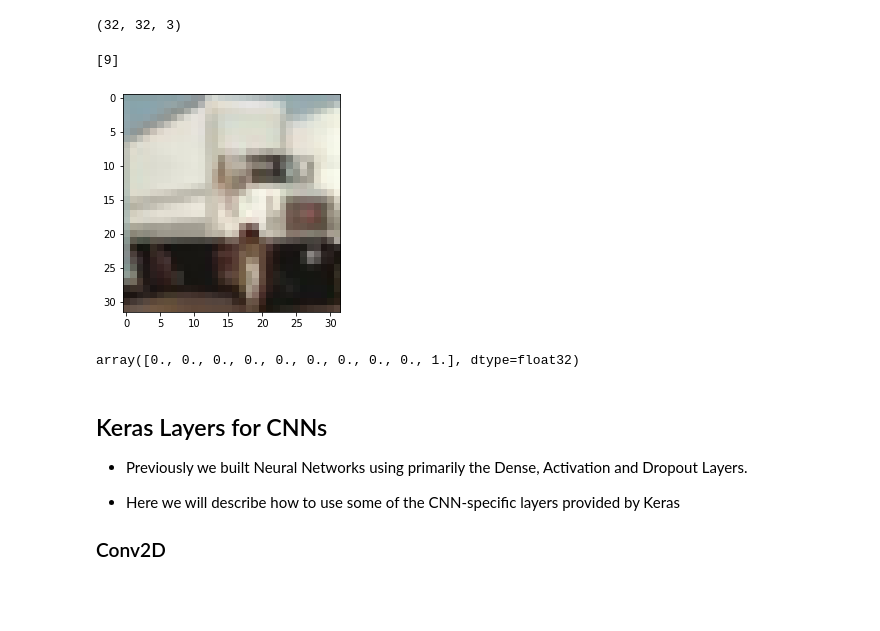
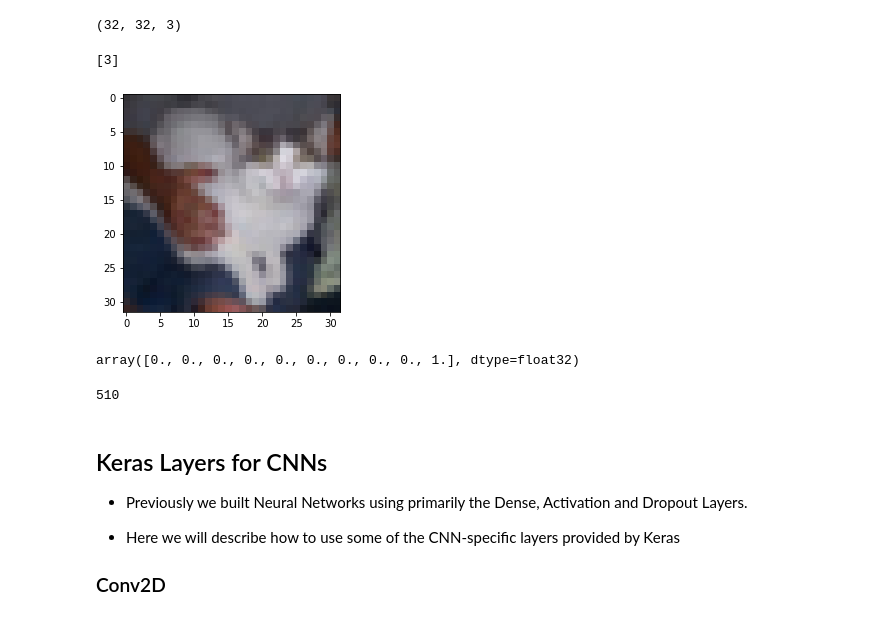
Before and after one commit to Alexandr1010/Machine_learning_course_IBM, a Jupyter notebook: 05e_DEMO_CNN.ipynb, the cells around one changed output. Drawn from its saved outputs; the diff is of its cells as text; code cells hidden in the pictures.

```diff
--- a/05e_DEMO_CNN.ipynb
+++ b/05e_DEMO_CNN.ipynb
@@ -72,11 +72,11 @@ x_train[444].shape
 # %%
 ## Let's look at one of the images
 
-print(y_train[444])
-plt.imshow(x_train[444]);
+print(y_test[77])
+plt.imshow(x_test[77]);
 # %% [output]
-[9]
+[3]
-[figure, old version]
+[figure, new version]
 # %%
 num_classes = 10
 
@@ -93,6 +93,13 @@ x_train = x_train.astype('float32')
 x_test = x_test.astype('float32')
 x_train /= 255
 x_test /= 255
+# %%
+#for my understanding
+x=510
+x*= 2
+print(x)
+# %% [output]
+510
 # %% [markdown]
 ## Keras Layers for CNNs
 - Previously we built Neural Networks using primarily the Dense, Activation and Dropout Layers.
```
Also changed, not shown: parts of 12 cells of this notebook.
